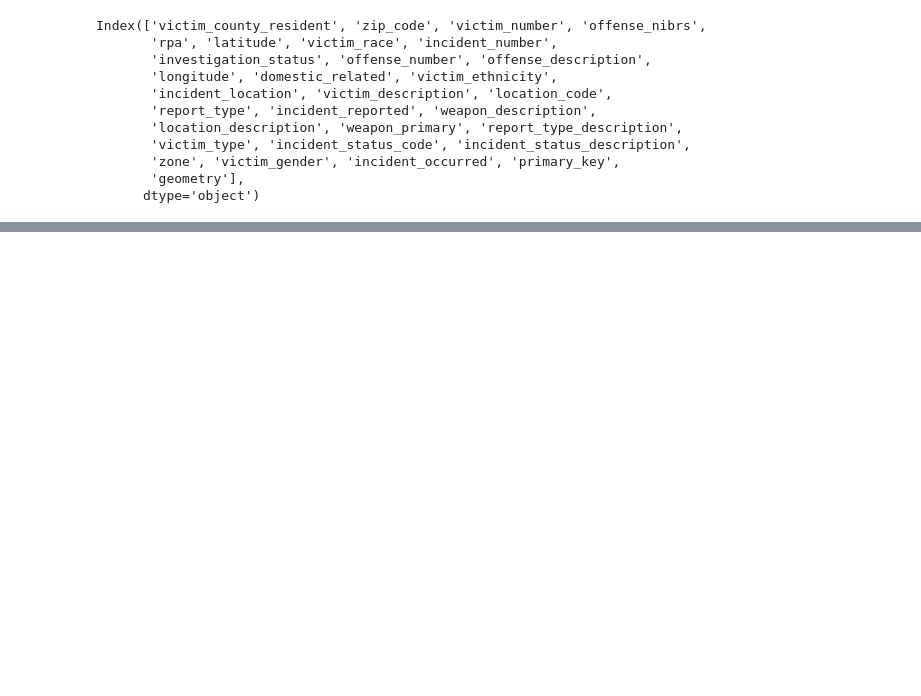
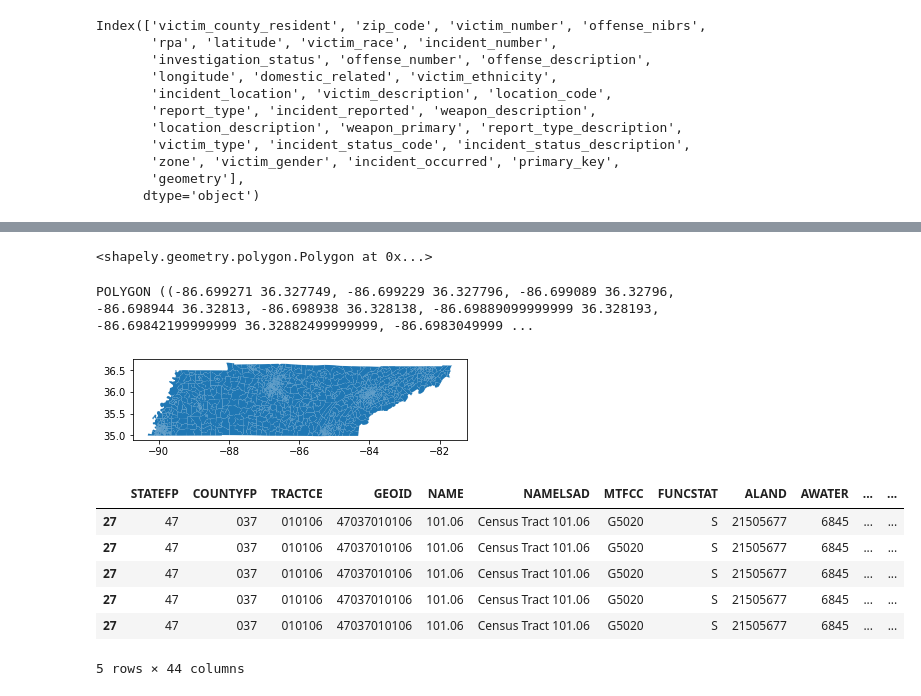
Before and after one commit to jrioross/nashville-burglaries, a Jupyter notebook: Notebooks/Silver Sloth Project - Yvonne.ipynb, the cells around one changed output, grey strips where cells are left out. Drawn from its saved outputs; the diff is of its cells as text; code cells hidden in the pictures; blank space fills up the shorter version.

```diff
--- a/Notebooks/Silver Sloth Project - Yvonne.ipynb
+++ b/Notebooks/Silver Sloth Project - Yvonne.ipynb
@@ -27,3 +27,3 @@ burglaries= gpd.read_file(StringIO(burglaries.text))
 # %%
-burglaries_1= burglaries.drop_duplicates(subset='incident_number', keep='first', inplace=False, ignore_index=False)
+burglary= burglary.drop_duplicates(subset='incident_number', keep='first', inplace=False, ignore_index=False)
 # %%
@@ -71,2 +81,2 @@ TypeError: must be real number, not str
 # %%
-tn= gpd.read_file('../data/tl_2019_47_tract.shp')
+tn_shape= gpd.read_file('../data/tl_2019_47_tract.shp')
@@ -125,0 +117,26 @@ api_key = credentials['api_key']
+# %%
+tn_shape.loc[0,'geometry']
+# %% [output]
+<shapely.geometry.polygon.Polygon at 0x...>
+# %%
+print(tn_shape.loc[0,'geometry'])
+# %% [output]
+POLYGON ((-86.699271 36.327749, -86.699229 36.327796, -86.699089 36.32796, -86.698944 36.32813, -86.698938 36.328138, -86.69889099999999 36.328193, -86.69842199999999 36.32882499999999, -86.6983049999 ...
+# %%
+tn_shape.plot();
+# %% [output]
+[figure, added]
+# %%
+burglary.crs = tn_shape.crs
+# %%
+tn_burglary= gpd.sjoin(tn_shape, burglary, how = 'inner', op ='contains')
+# %%
+tn_burglary.head()
+# %% [output]
+|  | STATEFP | COUNTYFP | TRACTCE | GEOID | NAME | NAMELSAD | MTFCC | FUNCSTAT | ALAND | AWATER | ... | ... |
+| 27 | 47 | 037 | 010106 | 47037010106 | 101.06 | Census Tract 101.06 | G5020 | S | 21505677 | 6845 | ... | ... |
+| 27 | 47 | 037 | 010106 | 47037010106 | 101.06 | Census Tract 101.06 | G5020 | S | 21505677 | 6845 | ... | ... |
+| 27 | 47 | 037 | 010106 | 47037010106 | 101.06 | Census Tract 101.06 | G5020 | S | 21505677 | 6845 | ... | ... |
+| 27 | 47 | 037 | 010106 | 47037010106 | 101.06 | Census Tract 101.06 | G5020 | S | 21505677 | 6845 | ... | ... |
+| 27 | 47 | 037 | 010106 | 47037010106 | 101.06 | Census Tract 101.06 | G5020 | S | 21505677 | 6845 | ... | ... |
+5 rows × 44 columns
```
Also changed, not shown: parts of 21 cells of this notebook.
